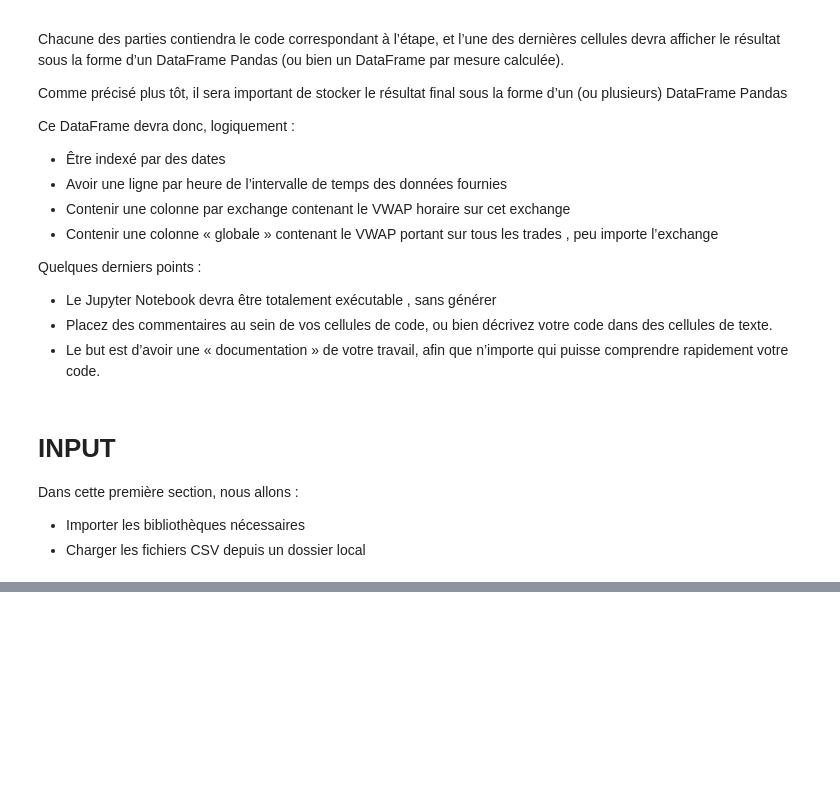
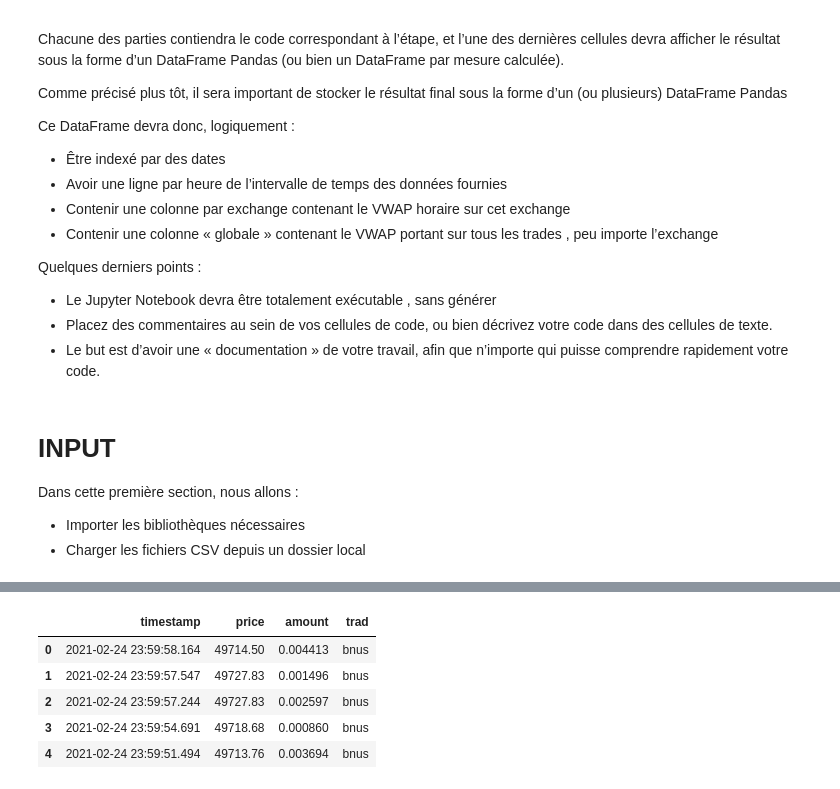
Before and after one commit to MamataCisse/VWAP-Bitcoin-Analysis_SDA, a Jupyter notebook: vwap_analysis.ipynb, the cells around one changed output, grey strips where cells are left out. Saved outputs shown, nothing was run; the diff lists cells and outputs as text; code cells hidden in the pictures; blank space fills up the shorter version.

```diff
--- a/vwap_analysis.ipynb
+++ b/vwap_analysis.ipynb
@@ -77,0 +165,10 @@ df11 = pd.read_csv('C:/Users/mamat/VWAP_Bitcoin/VWAP-Bitcoin-Analysis_SDA/stmp.c
+# %%
+df3["trad"] = "bnus"
+df3.head()
+# %% [output]
+|  | timestamp | price | amount | trad |
+| 0 | 2021-02-24 23:59:58.164 | 49714.50 | 0.004413 | bnus |
+| 1 | 2021-02-24 23:59:57.547 | 49727.83 | 0.001496 | bnus |
+| 2 | 2021-02-24 23:59:57.244 | 49727.83 | 0.002597 | bnus |
+| 3 | 2021-02-24 23:59:54.691 | 49718.68 | 0.000860 | bnus |
+| 4 | 2021-02-24 23:59:51.494 | 49713.76 | 0.003694 | bnus |
```
Also changed, not shown: parts of 27 cells of this notebook.
